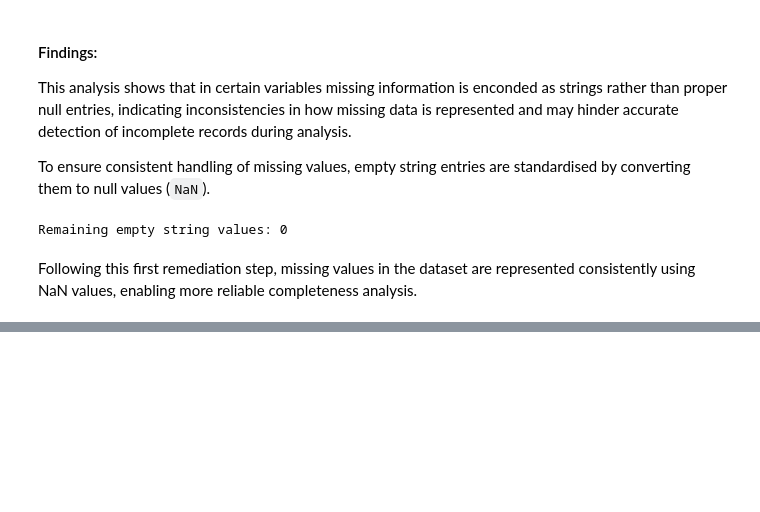
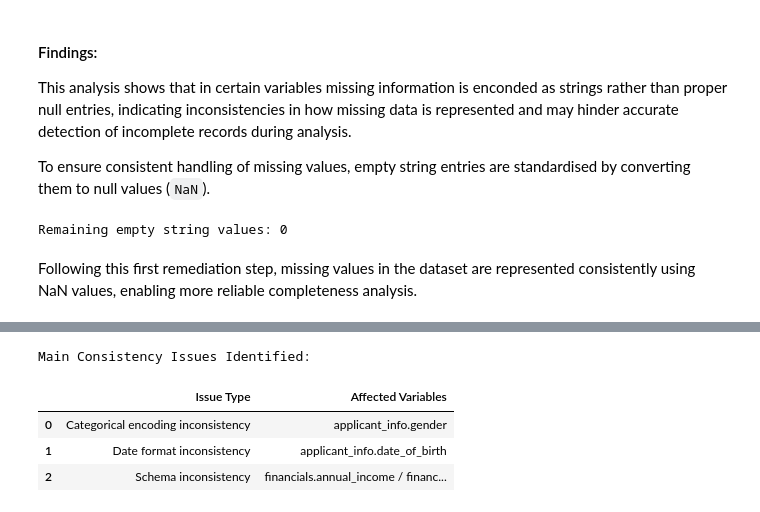
Before and after one commit to Beatrizboal/dego-project-team7, a Jupyter notebook: notebooks/01_data_quality.ipynb, the cells around one changed output, grey strips where cells are left out. Drawn from its saved outputs; the diff is of its cells as text; code cells hidden in the pictures; blank space fills up the shorter version.

```diff
--- a/notebooks/01_data_quality.ipynb
+++ b/notebooks/01_data_quality.ipynb
@@ -198,0 +291,20 @@ Following this first remediation step, missing values in the dataset are represe
+# %%
+print("Main Consistency Issues Identified:")
+pd.DataFrame({
+    "Issue Type": [
+        "Categorical encoding inconsistency",
+        "Date format inconsistency",
+        "Schema inconsistency"
+    ],
+    "Affected Variables": [
+        "applicant_info.gender",
+        "applicant_info.date_of_birth",
+        "financials.annual_income / financials.annual_salary"
+    ]
+})
+# %% [output]
+Main Consistency Issues Identified:
+|  | Issue Type | Affected Variables |
+| 0 | Categorical encoding inconsistency | applicant_info.gender |
+| 1 | Date format inconsistency | applicant_info.date_of_birth |
+| 2 | Schema inconsistency | financials.annual_income / financ... |
```
Also changed, not shown: parts of 11 cells of this notebook.
